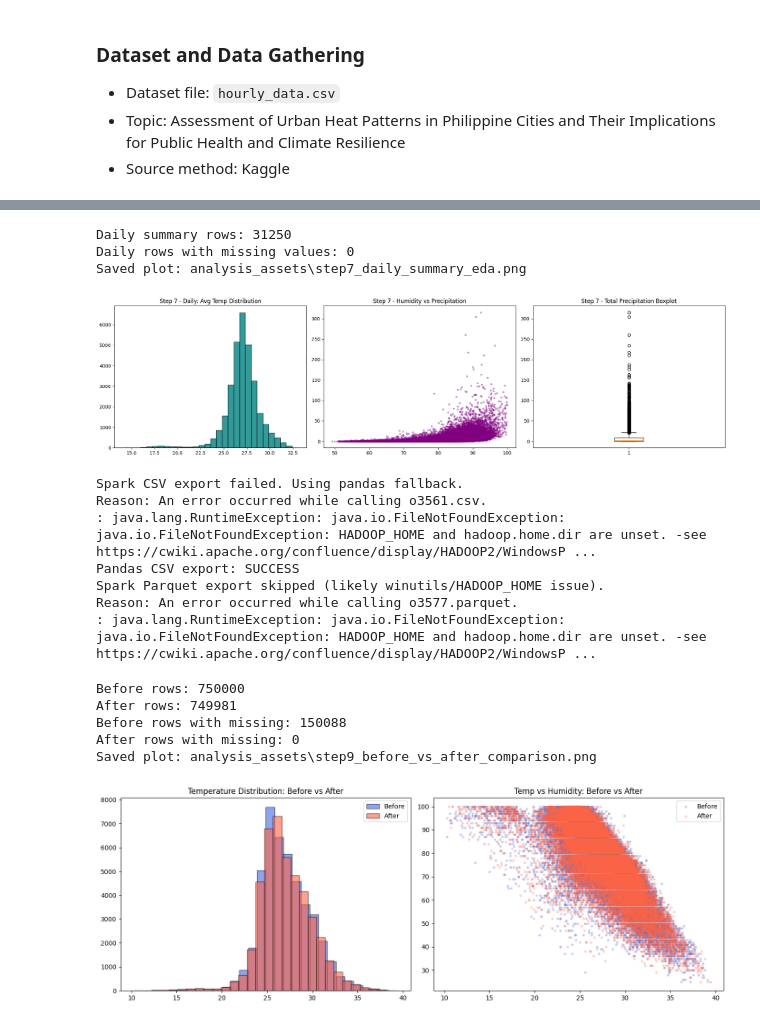
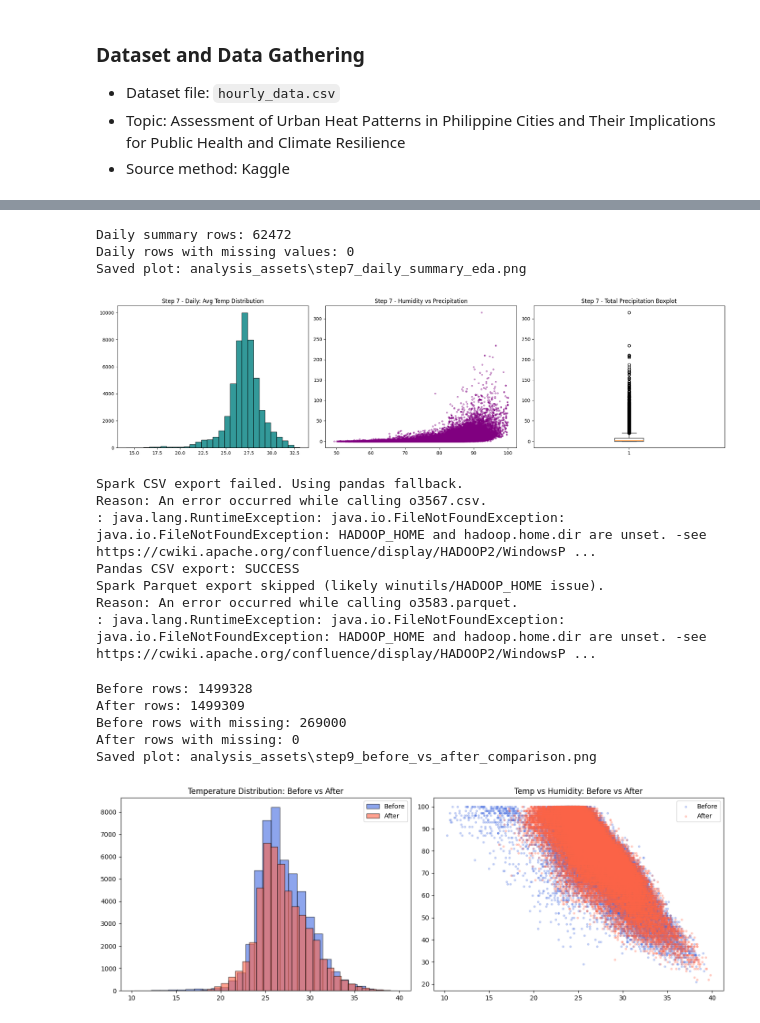
Before and after one commit to ItsRyan504/Big-Data-Project, a Jupyter notebook: weather_data_750k_preprocessing.ipynb, the cells around one changed output, grey strips where cells are left out. Cells and saved outputs as stored; diff of their text form; code cells hidden in the pictures.

Commit message:
preprocessing update v3

```diff
--- a/weather_data_750k_preprocessing.ipynb
+++ b/weather_data_750k_preprocessing.ipynb
@@ -12,7 +12,7 @@ from functools import reduce
 import os
 import re
 
-spark = SparkSession.builder.appName("Weather750kPreprocessing").getOrCreate()
+spark = SparkSession.builder.appName("WeatherHeatIndexPreprocessing").getOrCreate()
 os.makedirs("analysis_assets", exist_ok=True)
 # %%
 # StructType schema
@@ -64,10 +64,10 @@ schema = StructType([
 ])
 
 raw_df = spark.read.csv("hourly_data.csv", header=True, schema=schema)
-df_750k = raw_df.limit(750000).cache()
+df = raw_df.cache()  # full dataset (about 1.5M rows)
 
 print("Raw rows:", raw_df.count())
-print("Rows used:", df_750k.count())
-print("Columns:", len(df_750k.columns))
+print("Rows used (full dataset):", df.count())
+print("Columns:", len(df.columns))
 # %% [output]
 Raw rows: 1499328
@@ -140,9 +140,9 @@ Saved plot: analysis_assets\step_1_raw_750k_data.png
 # %%
 # Step 2: Fill missing values
-numeric_cols = [c for c, t in df_750k.dtypes if t in ("double", "int", "bigint", "float")]
-means_row = df_750k.select([avg(col(c)).alias(c) for c in numeric_cols]).collect()[0].asDict()
+numeric_cols = [c for c, t in df.dtypes if t in ("double", "int", "bigint", "float")]
+means_row = df.select([avg(col(c)).alias(c) for c in numeric_cols]).collect()[0].asDict()
 fill_map = {k: float(v) for k, v in means_row.items() if v is not None}
-df_filled = df_750k.fillna(fill_map).fillna({"city_name": "Unknown"})
+df_filled = df.fillna(fill_map).fillna({"city_name": "Unknown"})
 eda_matplotlib(df_filled, "Step 2 - After Fill Missing Values")
 # %% [output]
 ===== EDA CHECKPOINT: Step 2 - After Fill Missing Values =====
@@ -163,7 +163,17 @@ Saved plot: analysis_assets\step_2_after_fill_missing_values.png
 # %%
-# Step 3: Deduplicate
-df_clean = df_filled.dropna(subset=["city_name"]).distinct().cache()
+# Step 3: Deduplicate by record keys (city + datetime) - memory-safe for full dataset
+from pyspark import StorageLevel
+
+# Repartition by city to reduce shuffle pressure, then persist to disk (not RAM).
+df_clean = (
+    df_filled
+    .dropna(subset=["city_name", "datetime"])
+    .repartition(64, "city_name")
+    .dropDuplicates(["city_name", "datetime"])
+    .persist(StorageLevel.DISK_ONLY)
+)
+
 print("Rows before deduplication:", df_filled.count())
-print("Rows after deduplication:", df_clean.count())
-eda_matplotlib(df_clean, "Step 3 - After Deduplication")
+print("Rows after key-based deduplication:", df_clean.count())
+eda_matplotlib(df_clean, "Step 3 - After Key-Based Deduplication")
 # %% [output]
@@ -318,18 +328,18 @@ if not daily_pdf.empty:
     print("Saved plot:", step7_path)
     plt.show()
 # %% [output]
-Daily summary rows: 31250
+Daily summary rows: 62472
 Daily rows with missing values: 0
 Saved plot: analysis_assets\step7_daily_summary_eda.png
-[figure, old version]
+[figure, new version]
 # %%
-# Step 8: Save cleaned datasets (Windows-safe)
-output_clean_parquet = "cleaned_weather_750k.parquet"
-output_daily_parquet = "daily_summary_750k.parquet"
-output_clean_csv_dir = "cleaned_weather_750k_csv"
-output_daily_csv_dir = "daily_summary_750k_csv"
-output_clean_csv_file = "cleaned_weather_750k.csv"
-output_daily_csv_file = "daily_summary_750k.csv"
+# Step 8: Save cleaned full-dataset outputs (Windows-safe)
+output_clean_parquet = "cleaned_weather_full.parquet"
+output_daily_parquet = "daily_summary_full.parquet"
+output_clean_csv_dir = "cleaned_weather_full_csv"
+output_daily_csv_dir = "daily_summary_full_csv"
+output_clean_csv_file = "cleaned_weather_full.csv"
+output_daily_csv_file = "daily_summary_full.csv"
 
 cleaned_project_df = enriched_df.select(
     "city_name", "datetime", "temperature_2m", "relative_humidity_2m", "apparent_temperature",
@@ -357,41 +367,41 @@ except Exception as e:
     print("Reason:", str(e)[:250], "...")
 # %% [output]
 Spark CSV export failed. Using pandas fallback.
-Reason: An error occurred while calling o3561.csv.
+Reason: An error occurred while calling o3567.csv.
 : java.lang.RuntimeException: java.io.FileNotFoundException: java.io.FileNotFoundException: HADOOP_HOME and hadoop.home.dir are unset. -see https://cwiki.apache.org/confluence/display/HADOOP2/WindowsP ...
 Pandas CSV export: SUCCESS
 Spark Parquet export skipped (likely winutils/HADOOP_HOME issue).
-Reason: An error occurred while calling o3577.parquet.
+Reason: An error occurred while calling o3583.parquet.
 : java.lang.RuntimeException: java.io.FileNotFoundException: java.io.FileNotFoundException: HADOOP_HOME and hadoop.home.dir are unset. -see https://cwiki.apache.org/confluence/display/HADOOP2/WindowsP ...
 # %%
 # Step 9: Before vs After EDA comparison
-print("Before rows:", df_750k.count())
+print("Before rows:", df.count())
 print("After rows:", cleaned_project_df.count())
-print("Before rows with missing:", df_750k.filter(reduce(lambda a,b: a|b, [col(c).isNull() | (isnan(col(c)) if t in ('double','float') else col(c).isNull()) for c,t in df_750k.dtypes])).count())
+print("Before rows with missing:", df.filter(reduce(lambda a,b: a|b, [col(c).isNull() | (isnan(col(c)) if t in ('double','float') else col(c).isNull()) for c,t in df.dtypes])).count())
 print("After rows with missing:", cleaned_project_df.filter(reduce(lambda a,b: a|b, [col(c).isNull() | (isnan(col(c)) if t in ('double','float') else col(c).isNull()) for c,t in cleaned_project_df.dtypes])).count())
 
-before_pdf = df_750k.select("temperature_2m", "relative_humidity_2m").dropna().sample(False, 0.06, 42).limit(50000).toPandas()
+before_pdf = df.select("temperature_2m", "relative_humidity_2m").dropna().sample(False, 0.06, 42).limit(50000).toPandas()
 after_pdf = cleaned_project_df.select("temperature_2m", "relative_humidity_2m").dropna().sample(False, 0.06, 42).limit(50000).toPandas()
 
 fig, ax = plt.subplots(1, 2, figsize=(14, 5))
 ax[0].hist(before_pdf["temperature_2m"], bins=30, alpha=0.6, label="Before", color="royalblue", edgecolor="black")
 ax[0].hist(after_pdf["temperature_2m"], bins=30, alpha=0.6, label="After", color="tomato", edgecolor="black")
 ax[0].set_title("Temperature Distribution: Before vs After")
 ax[0].legend()
 
 ax[1].scatter(before_pdf["temperature_2m"], before_pdf["relative_humidity_2m"], s=8, alpha=0.25, label="Before", color="royalblue")
 ax[1].scatter(after_pdf["temperature_2m"], after_pdf["relative_humidity_2m"], s=8, alpha=0.25, label="After", color="tomato")
 ax[1].set_title("Temp vs Humidity: Before vs After")
 ax[1].legend()
 plt.tight_layout()
 step9_path = os.path.join("analysis_assets", "step9_before_vs_after_comparison.png")
 fig.savefig(step9_path, dpi=150, bbox_inches="tight")
 print("Saved plot:", step9_path)
 plt.show()
 # %% [output]
-Before rows: 750000
-After rows: 749981
-Before rows with missing: 150088
+Before rows: 1499328
+After rows: 1499309
+Before rows with missing: 269000
 After rows with missing: 0
 Saved plot: analysis_assets\step9_before_vs_after_comparison.png
-[figure, old version]
+[figure, new version]
```
Also changed, not shown: parts of 10 cells of this notebook, 9 other files.
